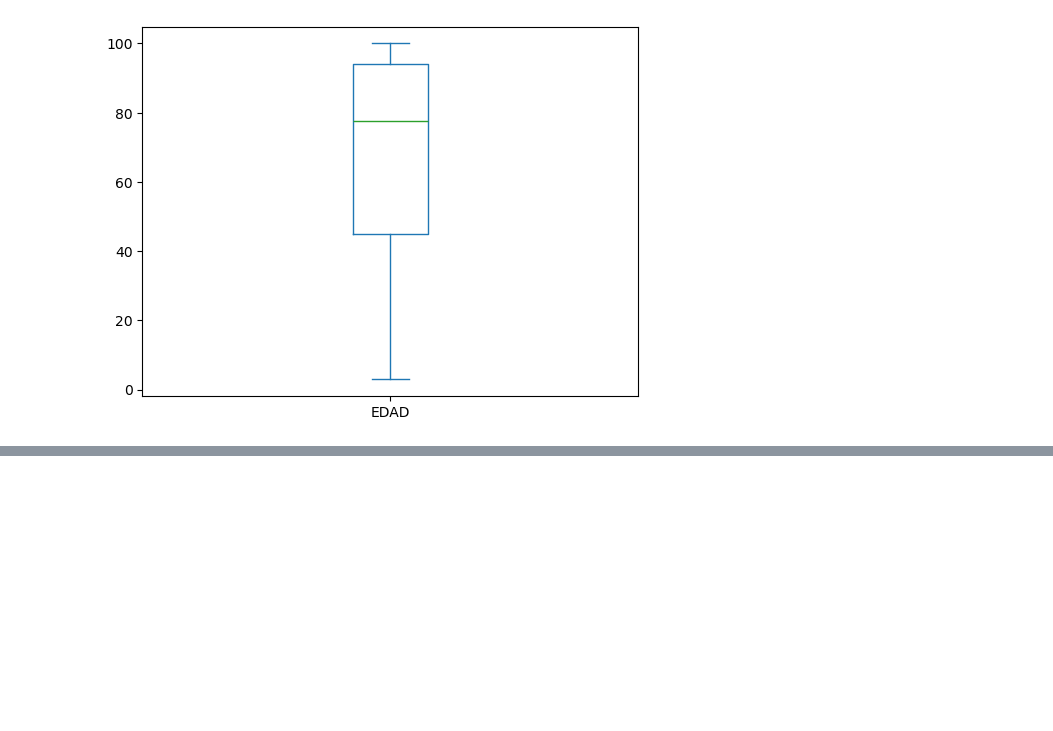
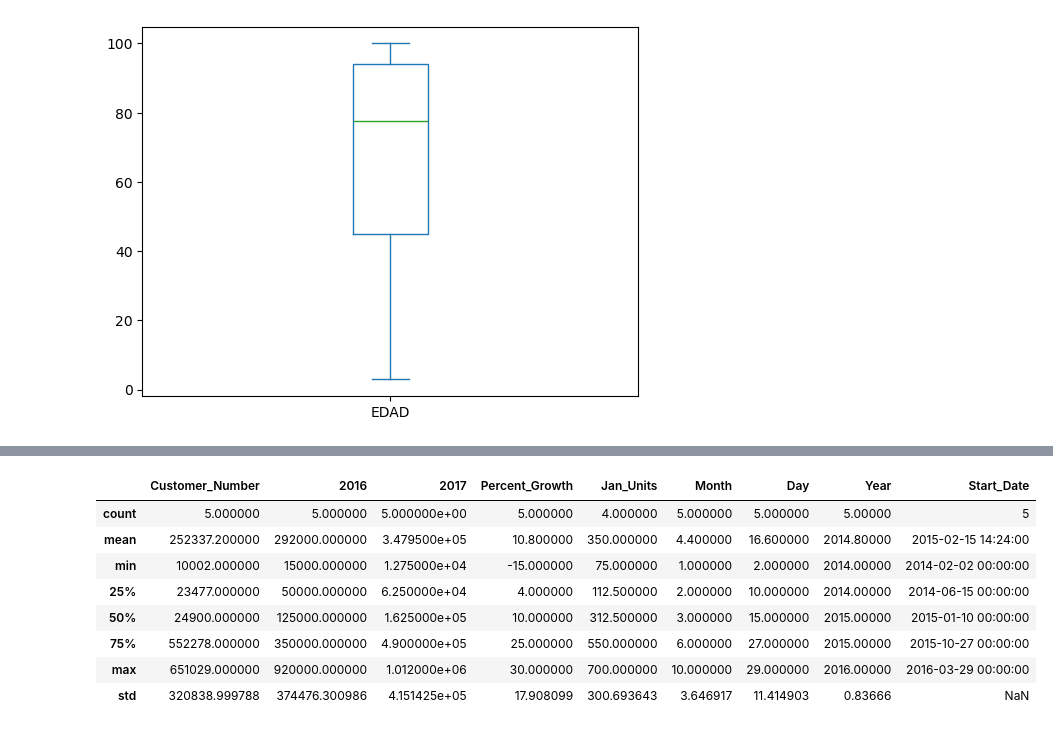
Before and after one commit to albo437/TC2004B, a Jupyter notebook: M1_act5.ipynb, the cells around one changed output, grey strips where cells are left out. Cells and saved outputs as stored; diff of their text form; code cells hidden in the pictures; blank space fills up the shorter version.

```diff
--- a/M1_act5.ipynb
+++ b/M1_act5.ipynb
@@ -201,0 +237,7 @@ RIO_CHARLES              0.069170
+# %%
+# Import sales_data_types.csv
+sales = pd.read_csv('sales_data_types.csv')
+
+# Remove column name spaces between words
+sales.columns = sales.columns.str.replace(' ', '_')
+sales.head()
@@ -201,0 +278,24 @@ RIO_CHARLES              0.069170
+# %%
+# Transfrom columns data types
+# Customer_Number to int64
+sales['Customer_Number'] = sales['Customer_Number'].astype('int64')
+# Customer_Name to string
+sales['Customer_Name'] = sales['Customer_Name'].astype('string')
+
+# 2016 and 2017 from $00,000 to float
+sales['2016'] = sales['2016'].str.replace('$', '').str.replace(',', '').astype('float')
+sales['2017'] = sales['2017'].str.replace('$', '').str.replace(',', '').astype('float')
+
+# Percent_Growth to float, from %
+sales['Percent_Growth'] = sales['Percent_Growth'].str.replace('%', '').astype('float')
+
+# Jan_units to float 'closed' = NaN
+sales['Jan_Units'] = pd.to_numeric(sales['Jan_Units'], errors='coerce')
+
+# Active to bool, from Y/N
+sales['Active'] = sales['Active'].replace({'Y': True, 'N': False})
+
+# Column data types
+print(sales.dtypes)
+
+sales.head()
@@ -201,0 +320,4 @@ RIO_CHARLES              0.069170
+# %%
+# Add Start_Date column from Month, Day and Year columns
+sales['Start_Date'] = pd.to_datetime(sales[['Month', 'Day', 'Year']])
+sales.head()
@@ -201,0 +371,12 @@ RIO_CHARLES              0.069170
+# %%
+sales.describe()
+# %% [output]
+|  | Customer_Number | 2016 | 2017 | Percent_Growth | Jan_Units | Month | Day | Year | Start_Date |
+| count | 5.000000 | 5.000000 | 5.000000e+00 | 5.000000 | 4.000000 | 5.000000 | 5.000000 | 5.00000 | 5 |
+| mean | 252337.200000 | 292000.000000 | 3.479500e+05 | 10.800000 | 350.000000 | 4.400000 | 16.600000 | 2014.80000 | 2015-02-15 14:24:00 |
+| min | 10002.000000 | 15000.000000 | 1.275000e+04 | -15.000000 | 75.000000 | 1.000000 | 2.000000 | 2014.00000 | 2014-02-02 00:00:00 |
+| 25% | 23477.000000 | 50000.000000 | 6.250000e+04 | 4.000000 | 112.500000 | 2.000000 | 10.000000 | 2014.00000 | 2014-06-15 00:00:00 |
+| 50% | 24900.000000 | 125000.000000 | 1.625000e+05 | 10.000000 | 312.500000 | 3.000000 | 15.000000 | 2015.00000 | 2015-01-10 00:00:00 |
+| 75% | 552278.000000 | 350000.000000 | 4.900000e+05 | 25.000000 | 550.000000 | 6.000000 | 27.000000 | 2015.00000 | 2015-10-27 00:00:00 |
+| max | 651029.000000 | 920000.000000 | 1.012000e+06 | 30.000000 | 700.000000 | 10.000000 | 29.000000 | 2016.00000 | 2016-03-29 00:00:00 |
+| std | 320838.999788 | 374476.300986 | 4.151425e+05 | 17.908099 | 300.693643 | 3.646917 | 11.414903 | 0.83666 | NaN |
```
Also changed, not shown: parts of 15 cells of this notebook, 2 other files.
